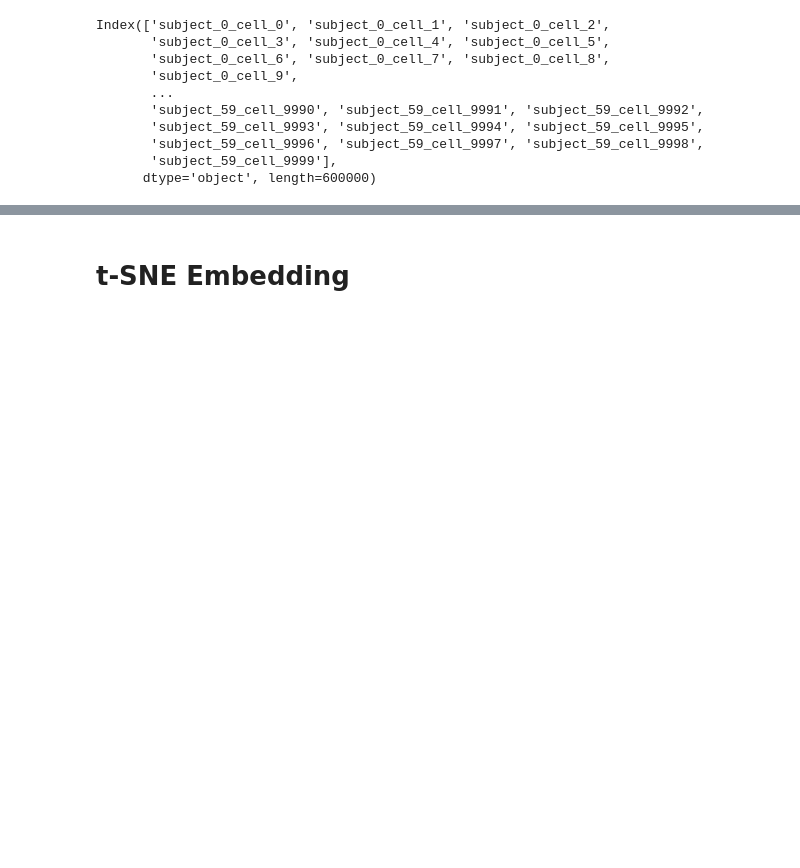
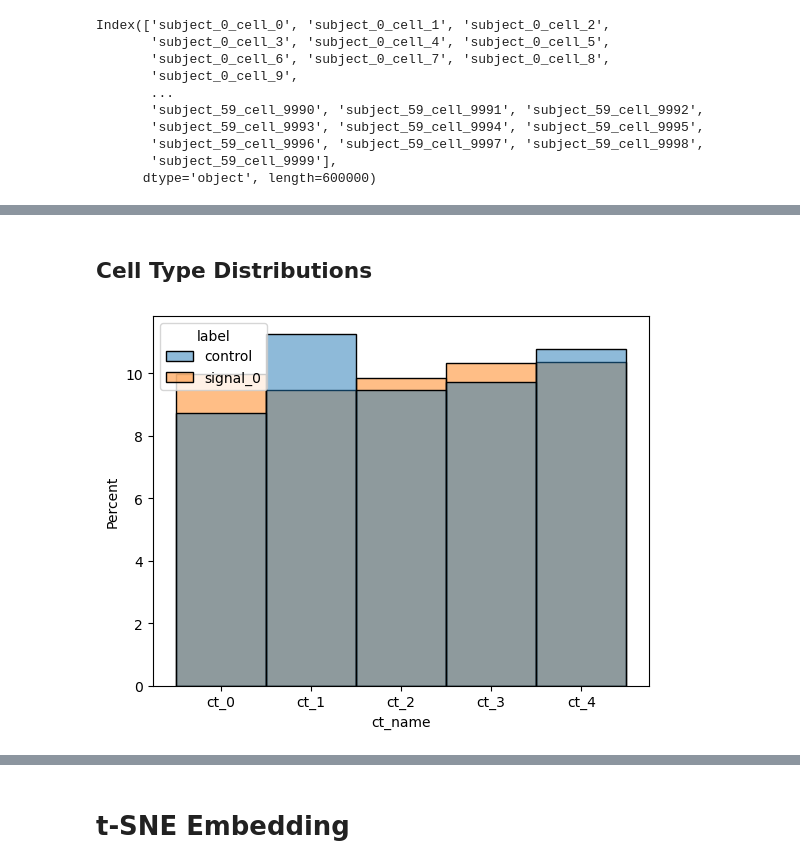
Before and after one commit to bckrlab/cytodatagen, a Jupyter notebook: notebooks/demo_adata.ipynb, the cells around one changed output, grey strips where cells are left out. Saved outputs shown, nothing was run; the diff lists cells and outputs as text; code cells hidden in the pictures; blank space fills up the shorter version.

```diff
--- a/notebooks/demo_adata.ipynb
+++ b/notebooks/demo_adata.ipynb
@@ -38,0 +57,8 @@ plt.scatter(sample.X[:, 0], sample.X[:, 1], label=sample.obs["ct_name"])
+# %% [markdown]
+## Cell Type Distributions
+# %%
+from cytodatagen.utils.plotting import plot_ct_dists
+
+plot_ct_dists(cyto_adata)
+# %% [output]
+[figure, added]
```
Also changed, not shown: parts of 7 cells of this notebook, 7 other files.
